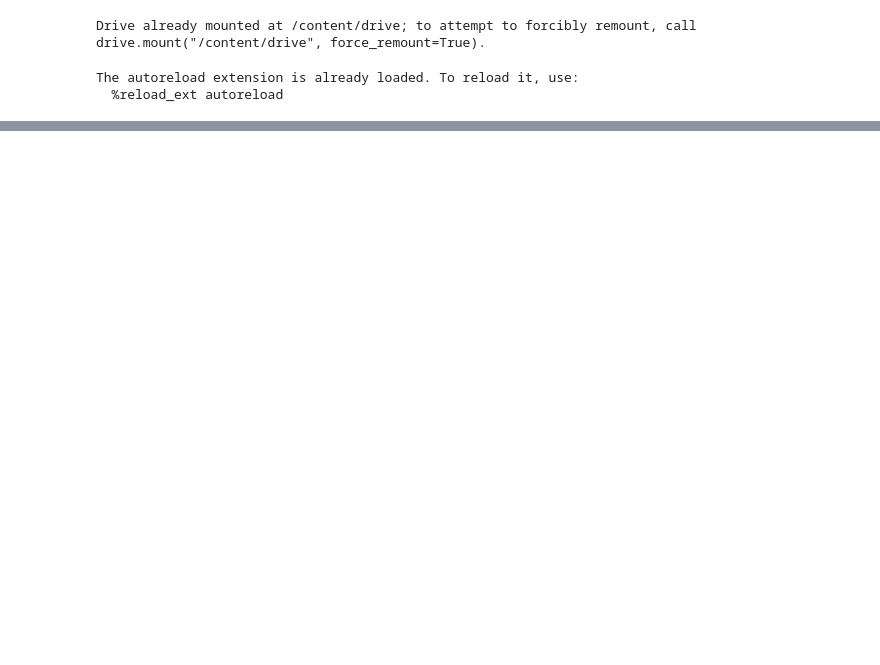
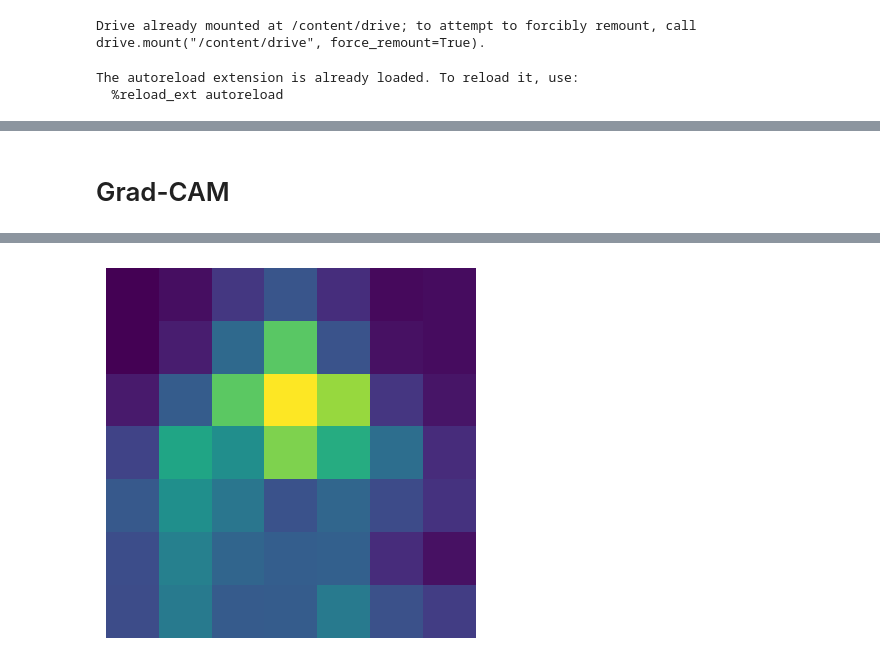
Before and after one commit to ADA-SITE-JML/gesture_face_features, a Jupyter notebook: code/feature_visualization.ipynb, the cells around one changed output, grey strips where cells are left out. Saved outputs shown, nothing was run; the diff lists cells and outputs as text; code cells hidden in the pictures; blank space fills up the shorter version.

```diff
--- a/code/feature_visualization.ipynb
+++ b/code/feature_visualization.ipynb
@@ -85,0 +56,12 @@ ValueError: need at least one array to concatenate
+# %%
+# Secondary configurations
+letter = available_letters[0]
+img_type = 'sign'
+
+# Model configurations
+model_name = available_models[3]
+input_dim = (224, 224) # default
+model = None
+include_top = True
+debug = False
+last_conv_layer_name = None
@@ -85,0 +109,14 @@ ValueError: need at least one array to concatenate
+# %% [markdown]
+# Grad-CAM
+# %%
+img_array = np.array(img.resize(input_dim))
+img_array = np.expand_dims(img_array, axis=0)
+img_array = preprocess_input(img_array)
+
+preds = model.predict(input)
+print("Predicted:", decode_predictions(preds, top=1)[0])
+
+heatmap = get_gradcam_heatmap(img_array, model, input_dim, last_conv_layer_name)
+
+show_img(heatmap)
+# %% [output]
@@ -85,0 +125 @@ ValueError: need at least one array to concatenate
+[figure, added]
```
Also changed, not shown: parts of 15 cells of this notebook, 8 other files.
